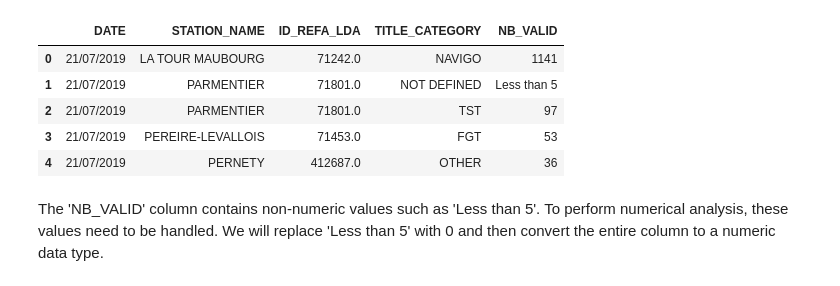
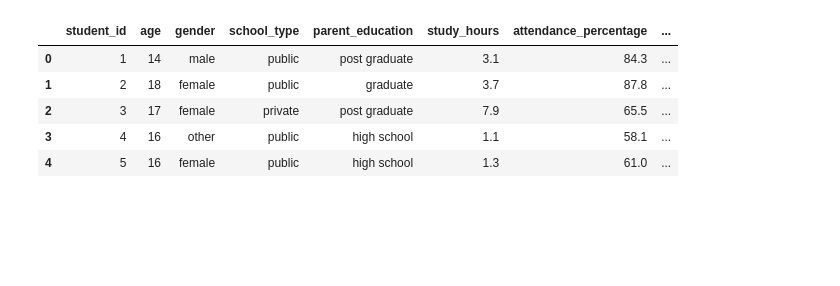
Before and after one commit to Saiakashaya/DATA_SCIENCE, a Jupyter notebook: qqplot.ipynb, the cells around one changed output. Cells and saved outputs as stored; diff of their text form; code cells hidden in the pictures; blank space fills up the shorter version.

```diff
--- a/qqplot.ipynb
+++ b/qqplot.ipynb
@@ -49,13 +13,12 @@ Archive:  public-transport-traffic-data-in-france.zip
 # %%
 import pandas as pd
-df = pd.read_csv("Travel_titles_validations_in_Paris_and_suburbs.csv")
+
+df = pd.read_csv('/content/Student_Performance.csv')
 df.head()
 # %% [output]
-|  | DATE | STATION_NAME | ID_REFA_LDA | TITLE_CATEGORY | NB_VALID |
-| 0 | 21/07/2019 | LA TOUR MAUBOURG | 71242.0 | NAVIGO | 1141 |
-| 1 | 21/07/2019 | PARMENTIER | 71801.0 | NOT DEFINED | Less than 5 |
-| 2 | 21/07/2019 | PARMENTIER | 71801.0 | TST | 97 |
-| 3 | 21/07/2019 | PEREIRE-LEVALLOIS | 71453.0 | FGT | 53 |
-| 4 | 21/07/2019 | PERNETY | 412687.0 | OTHER | 36 |
+|  | student_id | age | gender | school_type | parent_education | study_hours | attendance_percentage | ... |
+| 0 | 1 | 14 | male | public | post graduate | 3.1 | 84.3 | ... |
+| 1 | 2 | 18 | female | public | graduate | 3.7 | 87.8 | ... |
+| 2 | 3 | 17 | female | private | post graduate | 7.9 | 65.5 | ... |
+| 3 | 4 | 16 | other | public | high school | 1.1 | 58.1 | ... |
+| 4 | 5 | 16 | female | public | high school | 1.3 | 61.0 | ... |
-# %% [markdown]
-The 'NB_VALID' column contains non-numeric values such as 'Less than 5'. To perform numerical analysis, these values need to be handled. We will replace 'Less than 5' with 0 and then convert the entire column to a numeric data type.
```
Also changed, not shown: parts of 12 cells of this notebook.
